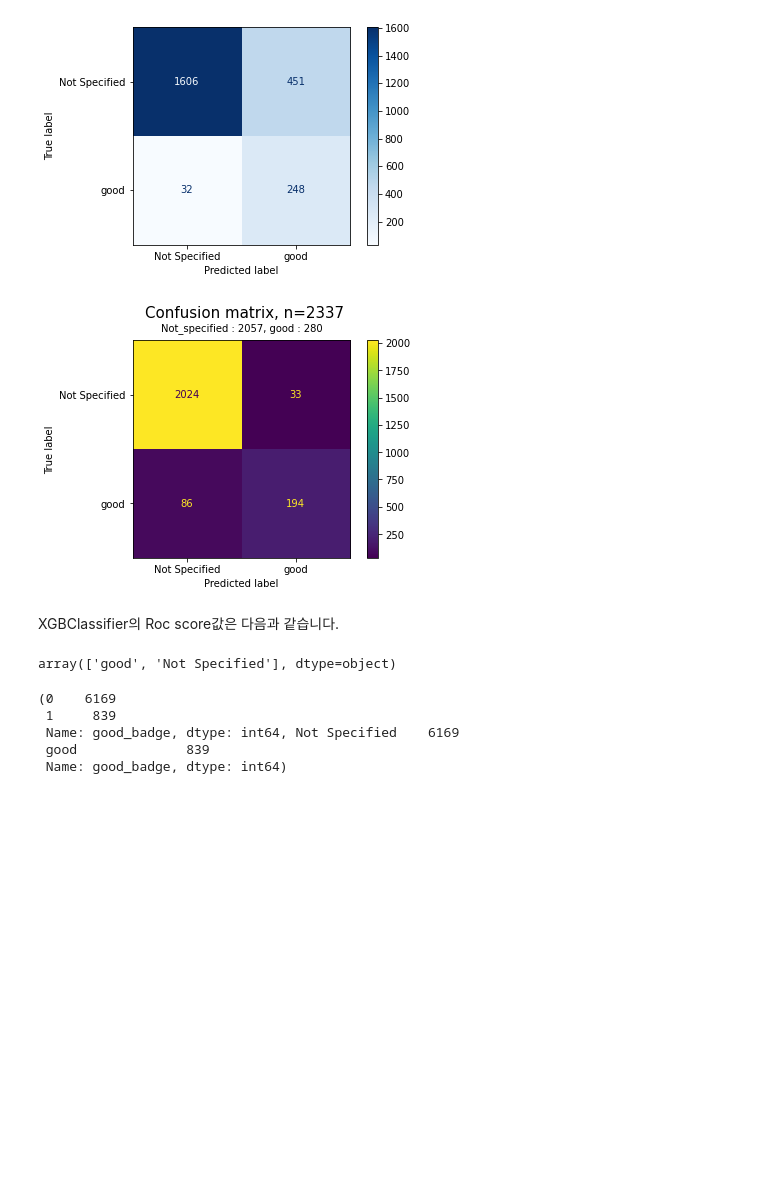
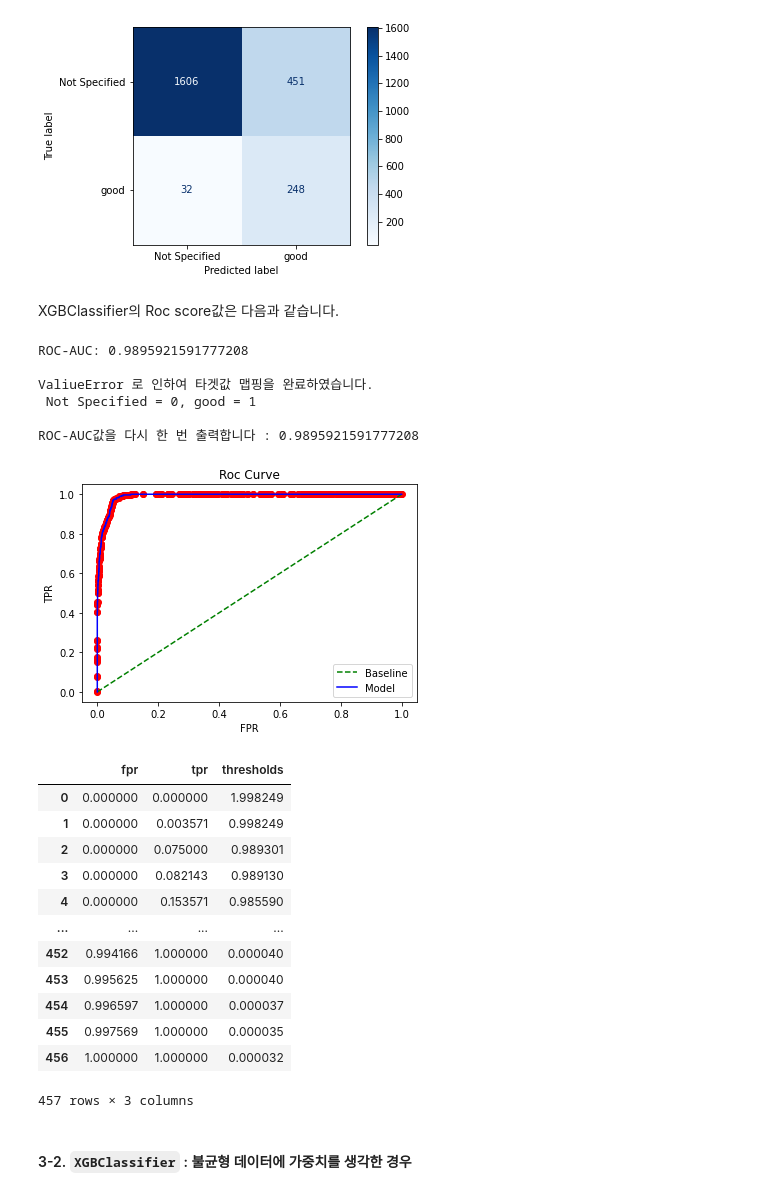
Before and after one commit to 00150/AI_07_JYP_Project_section_02, a Jupyter notebook: Used_car_modeling.ipynb, the cells around one changed output. Cells and saved outputs as stored; diff of their text form; code cells hidden in the pictures; blank space fills up the shorter version.

Commit message:
confusionmatrix 수정진행중

```diff
--- a/Used_car_modeling.ipynb
+++ b/Used_car_modeling.ipynb
@@ -577,31 +592,5 @@ def plot_confusion_matrix(model, X_val_encoded, y_val):
 plot_confusion_matrix(pipe, X_val_encoded, y_val)
 # %% [output]
 [figure]
-# %%
-# 필요한 라이브러리를 가져옵니다.
-from sklearn.metrics import confusion_matrix, ConfusionMatrixDisplay
-
-# 예측값 생성.
-y_pred = pipe.predict(X_val)
-
-# confusionmatrix 생성.
-cm = confusion_matrix(y_val,
-                      y_pred,
-                      labels = pipe.named_steps['decisiontreeclassifier'].classes_)
-
-# display
-disp = ConfusionMatrixDisplay(confusion_matrix = cm,
-                              display_labels = pipe.named_steps['decisiontreeclassifier'].classes_)
-
-disp.plot()
-plt.suptitle(f'Confusion matrix, n={len(y_val)}', fontsize = 15,y=1)
-plt.title(f'Not_specified : {y_val.value_counts()[0]}, good : {y_val.value_counts()[1]}', fontsize =10, pad = 10)
-plt.show()
-# %% [output]
-[figure, removed]
 # %% [markdown]
 XGBClassifier의 Roc score값은 다음과 같습니다.
-# %%
-y_train.unique()
-# %% [output]
-array(['good', 'Not Specified'], dtype=object)
@@ -612,8 +597,25 @@ xxx = y_train.replace(['good', 'Not Specified'],[1,0])
-# %%
-xxx.value_counts(), y_train.value_counts()
-# %% [output]
-(0    6169
- 1     839
- Name: good_badge, dtype: int64, Not Specified    6169
- good              839
- Name: good_badge, dtype: int64)
+# %%
+get_roc_auc(model, X_val_encoded, y_val)
+# %% [output]
+ROC-AUC: 0.9895921591777208
+
+ValiueError 로 인하여 타겟값 맵핑을 완료하였습니다.
+ Not Specified = 0, good = 1
+
+ROC-AUC값을 다시 한 번 출력합니다 : 0.9895921591777208
+[figure, added]
+|  | fpr | tpr | thresholds |
+| 0 | 0.000000 | 0.000000 | 1.998249 |
+| 1 | 0.000000 | 0.003571 | 0.998249 |
+| 2 | 0.000000 | 0.075000 | 0.989301 |
+| 3 | 0.000000 | 0.082143 | 0.989130 |
+| 4 | 0.000000 | 0.153571 | 0.985590 |
+| ... | ... | ... | ... |
+| 452 | 0.994166 | 1.000000 | 0.000040 |
+| 453 | 0.995625 | 1.000000 | 0.000040 |
+| 454 | 0.996597 | 1.000000 | 0.000037 |
+| 455 | 0.997569 | 1.000000 | 0.000035 |
+| 456 | 1.000000 | 1.000000 | 0.000032 |
+457 rows × 3 columns
+# %% [markdown]
+#### 3-2. `XGBClassifier` : 불균형 데이터에 가중치를 생각한 경우
```
Also changed, not shown: parts of 12 cells of this notebook.
